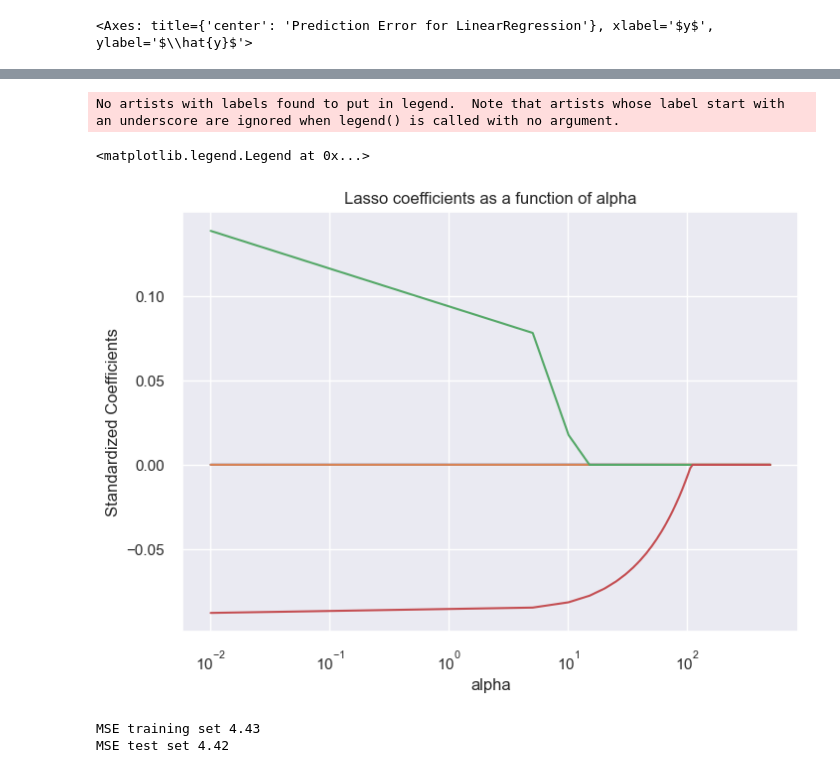
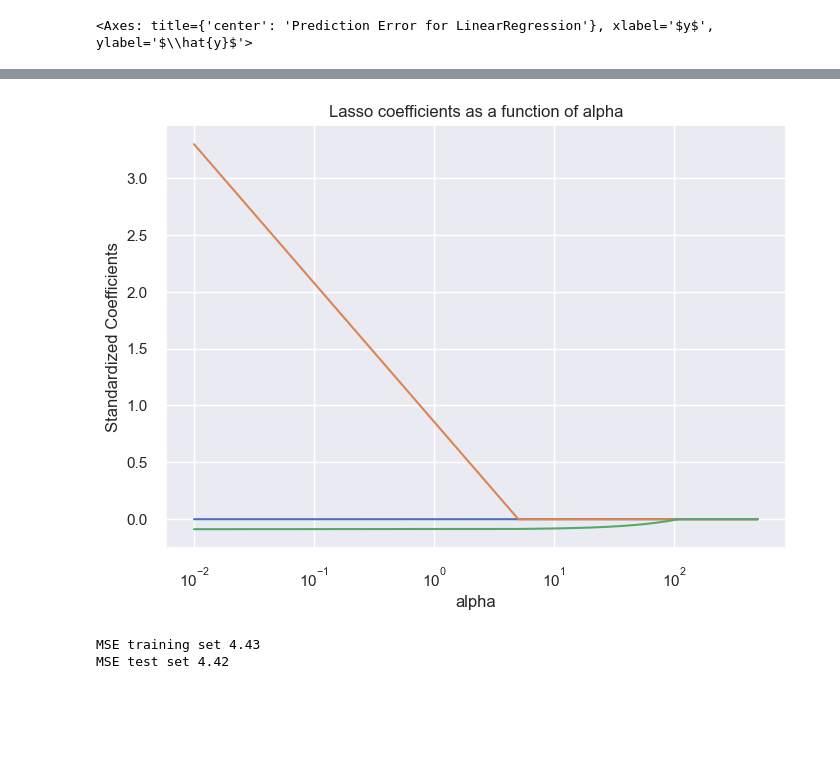
Before and after one commit to DocYoungblood/linear_regression_case_study, a Jupyter notebook: btm.ipynb, the cells around one changed output, grey strips where cells are left out. Saved outputs shown, nothing was run; the diff lists cells and outputs as text; code cells hidden in the pictures; blank space fills up the shorter version.

```diff
--- a/btm.ipynb
+++ b/btm.ipynb
@@ -392,15 +417,0 @@ R squared test set 74.11
-# %%
-# Lasso with 5 fold cross-validation
-model = LogisticRegressionCV(cv=10, random_state=40, max_iter=10000)
-
-# Fit model
-model.fit(X_train, y_train)
-
-model.alpha_
-
-lr_best = LogisticRegression(alpha=model.alpha_)
-lr_best.fit(X_train, y_train)
-print(list(zip(lr_best.coef_, X)))
-print('R squared training set', round(lr_best.score(X_train, y_train)*100, 2))
-print('R squared test set', round(lr_best.score(X_test, y_test)*100, 2))
-print(mean_squared_error(y_test, lr_best.predict(X_test)))
@@ -436,27 +454,26 @@ import math
 # %%
 alphas = np.linspace(0.01,500,100)
 lasso = Lasso(max_iter=10000)
-coefs = []
 
+def coeficients_plot(alphas, X, y, model):
+    coefs = []
+    for a in alphas:
+        model.set_params(alpha=a)
+        model.fit(X, y)
+        coefs.append(model.coef_)
 
-for a in alphas:
-    lasso.set_params(alpha=a)
-    lasso.fit(X_train, y_train)
-    coefs.append(lasso.coef_)
+    ax = plt.gca()
 
-ax = plt.gca()
-
-ax.plot(alphas, coefs)
-ax.set_xscale('log')
-plt.axis('tight')
-plt.xlabel('alpha')
-plt.ylabel('Standardized Coefficients')
-plt.title('Lasso coefficients as a function of alpha');
-plt.legend()
+    ax.plot(alphas, coefs)
+    ax.set_xscale('log')
+    plt.axis('tight')
+    plt.xlabel('alpha')
+    plt.ylabel('Standardized Coefficients')
+    plt.title('Lasso coefficients as a function of alpha')
-# %% [output]
-No artists with labels found to put in legend.  Note that artists whose label start with an underscore are ignored when legend() is called with no argument.
-<matplotlib.legend.Legend at 0x...>
-[figure, removed]
+# %%
+coeficients_plot(alphas, X_train, y_train, lasso)
+# %% [output]
+[figure, added]
 # %%
 reg = RidgeCV(cv=100)
 reg.fit(X_train, y_train)
```
Also changed, not shown: parts of 13 cells of this notebook, 2 other files.
